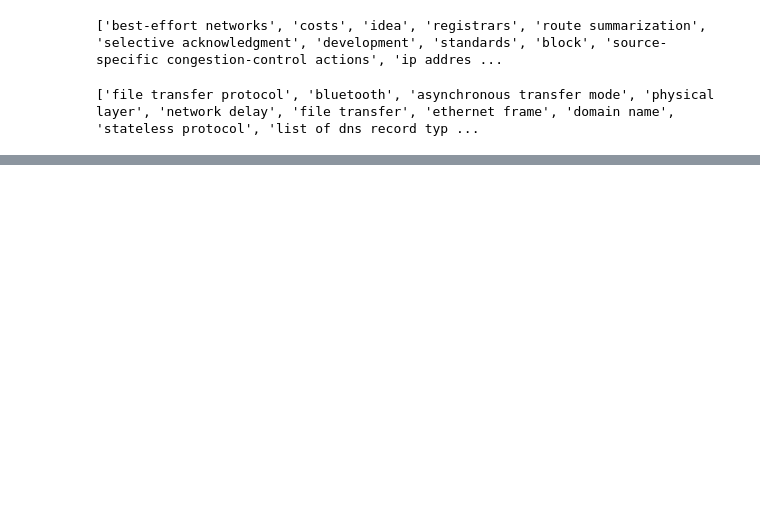
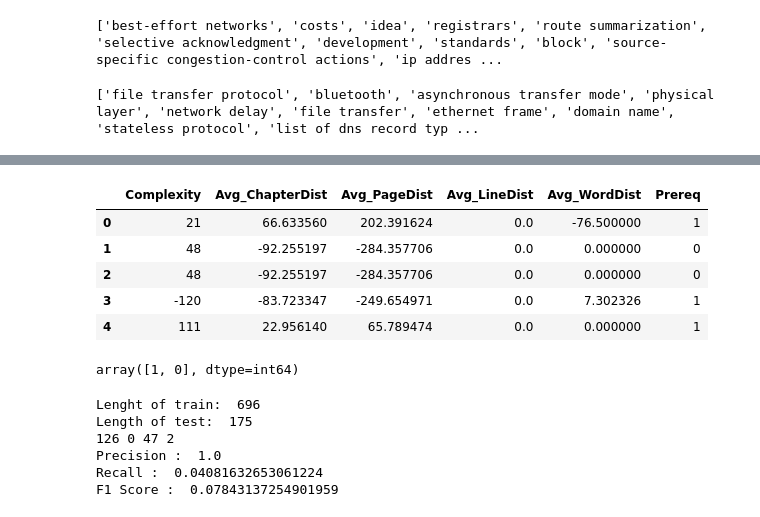
Before and after one commit to KarunThankachan/courseEvalAndGen, a Jupyter notebook: notebooks/Prerequisite Learning v2.ipynb, the cells around one changed output, grey strips where cells are left out. Saved outputs shown, nothing was run; the diff lists cells and outputs as text; code cells hidden in the pictures; blank space fills up the shorter version.

```diff
--- a/notebooks/Prerequisite Learning v2.ipynb
+++ b/notebooks/Prerequisite Learning v2.ipynb
@@ -149,0 +231,14 @@ AttributeError: 'numpy.ndarray' object has no attribute 'to_list'
+# %%
+train_clean_data = clean_data[['Complexity','Avg_ChapterDist','Avg_PageDist','Avg_LineDist','Avg_WordDist','Prereq']]
+train_clean_data.head()
+# %% [output]
+|  | Complexity | Avg_ChapterDist | Avg_PageDist | Avg_LineDist | Avg_WordDist | Prereq |
+| 0 | 21 | 66.633560 | 202.391624 | 0.0 | -76.500000 | 1 |
+| 1 | 48 | -92.255197 | -284.357706 | 0.0 | 0.000000 | 0 |
+| 2 | 48 | -92.255197 | -284.357706 | 0.0 | 0.000000 | 0 |
+| 3 | -120 | -83.723347 | -249.654971 | 0.0 | 7.302326 | 1 |
+| 4 | 111 | 22.956140 | 65.789474 | 0.0 | 0.000000 | 1 |
+# %%
+train_clean_data['Prereq'].unique()
+# %% [output]
+array([1, 0], dtype=int64)
@@ -149,0 +250,21 @@ AttributeError: 'numpy.ndarray' object has no attribute 'to_list'
+# %%
+logreg = LogisticRegression(max_iter=1000)
+logreg.fit(X_train, y_train)
+y_pred = logreg.predict(X_test)
+print("Lenght of train: ", len(X_train))
+print("Length of test: ", len(X_test))
+
+tn, fp, fn, tp  = confusion_matrix(y_test, y_pred).ravel()
+print(tn, fp, fn, tp)
+precision = tp / (tp+fp)
+recall = tp / (tp+fn)
+print("Precision : ", precision)
+print("Recall : ", recall)
+print("F1 Score : ", f1_score(y_test, y_pred))
+# %% [output]
+Lenght of train:  696
+Length of test:  175
+126 0 47 2
+Precision :  1.0
+Recall :  0.04081632653061224
+F1 Score :  0.07843137254901959
```
Also changed, not shown: parts of 18 cells of this notebook, 9 other files.
